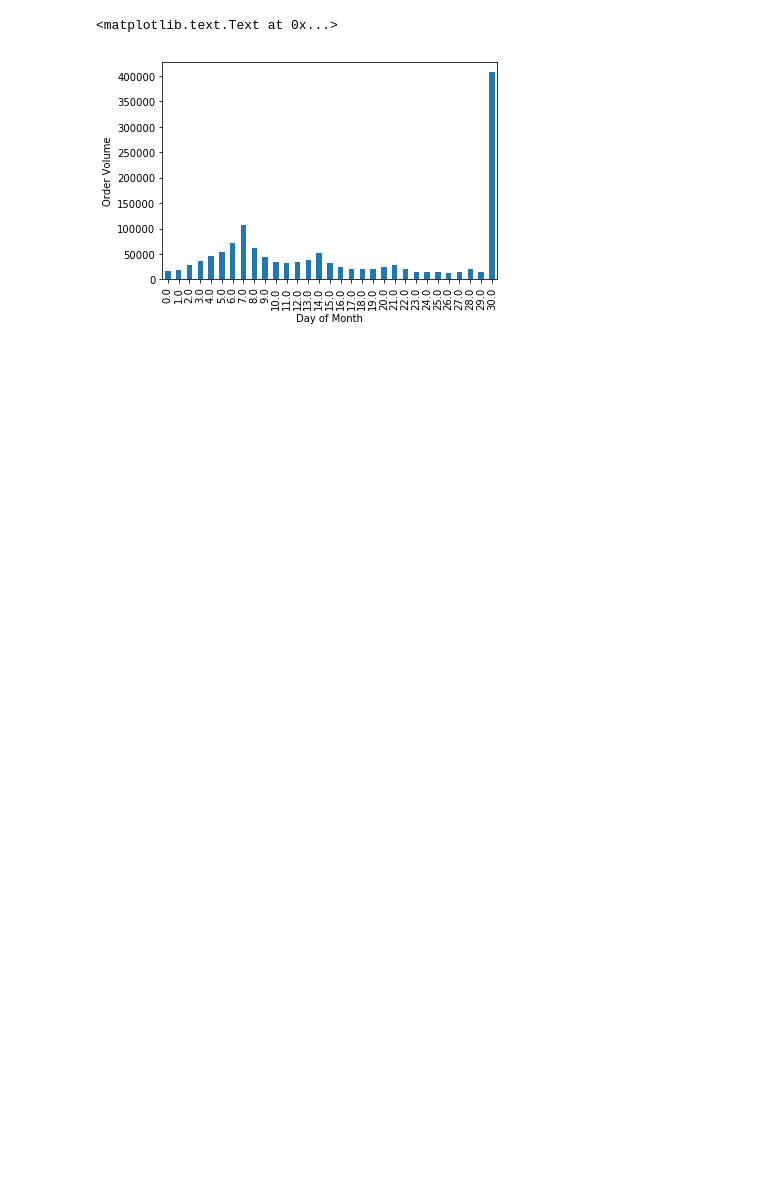
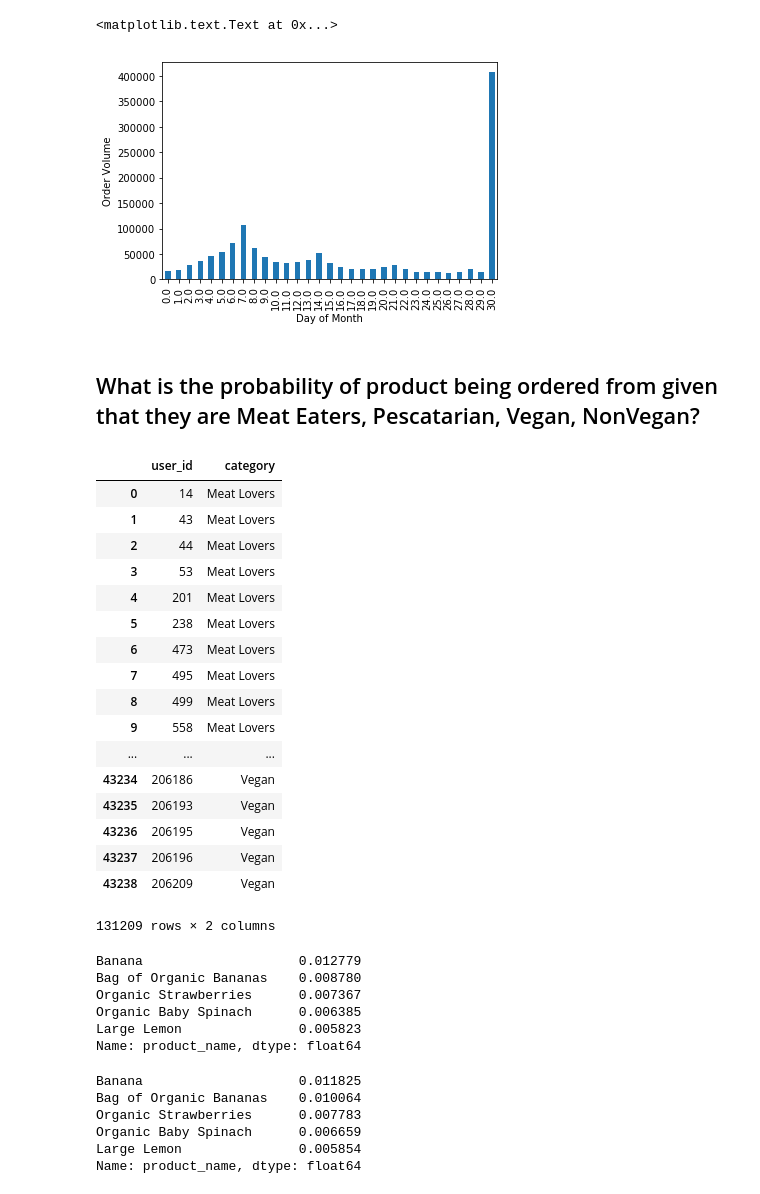
Before and after one commit to DrAugustine1981/InstacartCapstoneProject, a Jupyter notebook: EDA.ipynb, the cells around one changed output. Saved outputs shown, nothing was run; the diff lists cells and outputs as text; code cells hidden in the pictures; blank space fills up the shorter version.

```diff
--- a/EDA.ipynb
+++ b/EDA.ipynb
@@ -879,0 +878,23 @@ Train
+# %% [markdown]
+## What is the probability of product being ordered from given that they are Meat Eaters, Pescatarian, Vegan, NonVegan?
+# %%
+Train_users
+# %% [output]
+|  | user_id | category |
+| 0 | 14 | Meat Lovers |
+| 1 | 43 | Meat Lovers |
+| 2 | 44 | Meat Lovers |
+| 3 | 53 | Meat Lovers |
+| 4 | 201 | Meat Lovers |
+| 5 | 238 | Meat Lovers |
+| 6 | 473 | Meat Lovers |
+| 7 | 495 | Meat Lovers |
+| 8 | 499 | Meat Lovers |
+| 9 | 558 | Meat Lovers |
+| ... | ... | ... |
+| 43234 | 206186 | Vegan |
+| 43235 | 206193 | Vegan |
+| 43236 | 206195 | Vegan |
+| 43237 | 206196 | Vegan |
+| 43238 | 206209 | Vegan |
+131209 rows × 2 columns
@@ -879,0 +907,22 @@ Train
+# %%
+#Meat Lovers Pobability of product to be ordered
+ProbG1=G1.product_name.value_counts()/G1.product_name.size
+ProbG1.head()
+# %% [output]
+Banana                    0.012779
+Bag of Organic Bananas    0.008780
+Organic Strawberries      0.007367
+Organic Baby Spinach      0.006385
+Large Lemon               0.005823
+Name: product_name, dtype: float64
+# %%
+#Pescatarian Pobability of product to be ordered
+ProbG2=G2.product_name.value_counts()/G2.product_name.size
+ProbG2.head()
+# %% [output]
+Banana                    0.011825
+Bag of Organic Bananas    0.010064
+Organic Strawberries      0.007783
+Organic Baby Spinach      0.006659
+Large Lemon               0.005854
+Name: product_name, dtype: float64
```
Also changed, not shown: parts of 10 cells of this notebook.
